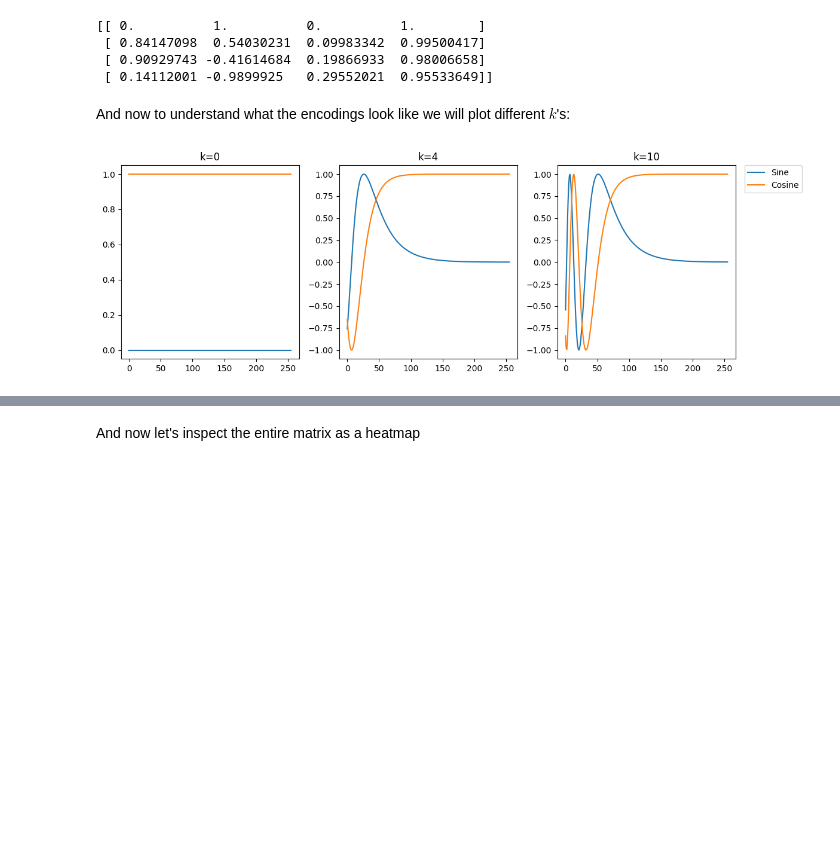
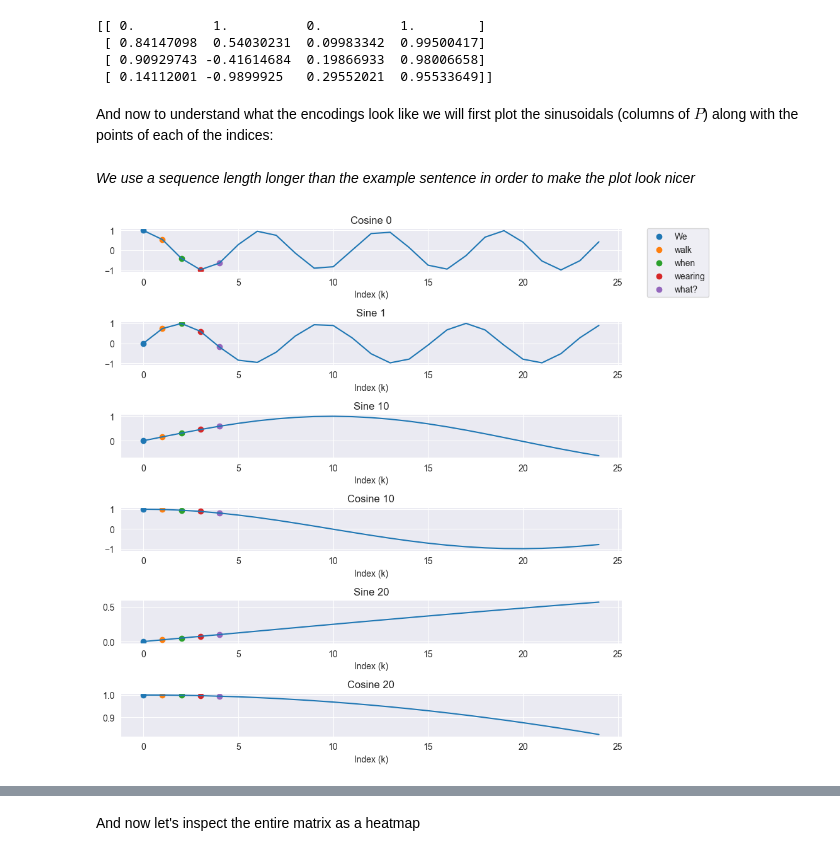
Before and after one commit to Twinbo/Signals-and-Data-Autumn-2025-student, a Jupyter notebook: week_12/ex_week_12_solution.ipynb, the cells around one changed output, grey strips where cells are left out. Cells and saved outputs as stored; diff of their text form; code cells hidden in the pictures; blank space fills up the shorter version.

```diff
--- a/week_12/ex_week_12_solution.ipynb
+++ b/week_12/ex_week_12_solution.ipynb
@@ -37,28 +37,17 @@ print(P)
  [ 0.90929743 -0.41614684  0.19866933  0.98006658]
  [ 0.14112001 -0.9899925   0.29552021  0.95533649]]
 # %% [markdown]
-And now to understand what the encodings look like we will plot different $k$'s:
+And now to understand what the encodings look like we will first plot the sinusoidals (columns of $P$) along with the points of each of the indices:
 # %%
-def plotSinusoid(P, k, cos=True):
-    trig_slice = slice(cos, P.shape[1] + 1, 2)
-    plt.plot(P[k, trig_slice].flatten(), label='Cosine' if cos else 'Sine')
-    plt.title(f"k={k}")
+def plotSinusoid(y, plot_line=False, points_names=None, title=""):
+    x = range(len(y))
+    if plot_line:
+        plt.plot(x, y,)
+        if points_names is not None:
+            for i, name in enumerate(points_names):
+                plt.scatter(x[i], y[i], label=name)
+    else:
+        plt.scatter(x, y, marker="o")
+    plt.title(title)
-# %%
-P = get_position_encoding(seq_len=100, d=512, n=10_000)
-ks = [0, 4, 10, ]
-
-fig = plt.figure(figsize=(len(ks)*4, 4))
-# Plot sine
-for i, k in enumerate(ks):
-    plt.subplot(1, len(ks), i+1)
-    plotSinusoid(P, k, cos=False)
-# Plot cosine
-for i, k in enumerate(ks):
-    plt.subplot(1, len(ks), i+1)
-    plotSinusoid(P, k, cos=True)
-
-plt.legend(bbox_to_anchor=(1.05, 1), loc=2, borderaxespad=0.)
-plt.tight_layout()
-plt.show()
-# %% [output]
-[figure, removed]
+# %% [markdown]
+*We use a sequence length longer than the example sentence in order to make the plot look nicer*
@@ -64,0 +57,20 @@ plt.show()
+# %%
+idxs = [1, 20, 40]
+idxs.extend([el + 1 for el in  idxs])
+idxs = sorted(idxs)
+num_sinusoidals = len(idxs)
+fig = plt.figure(figsize=(10, num_sinusoidals*1.5))
+
+for j, idx in enumerate(idxs):
+    plt.subplot(num_sinusoidals, 1, j + 1)
+    plotSinusoid(P[:, idx], plot_line=True, points_names=example_sentence.split())
+    plt.title(f"{'Sine' if idx % 2 == 0 else 'Cosine'} {idx // 2}")
+    plt.xlabel("Index (k)")
+    if j == 0:
+        plt.legend(bbox_to_anchor=(1.05, 1), loc=2, borderaxespad=0.)
+
+
+plt.tight_layout()
+plt.show()
+# %% [output]
+[figure, added]
```
Also changed, not shown: parts of 6 cells of this notebook.
